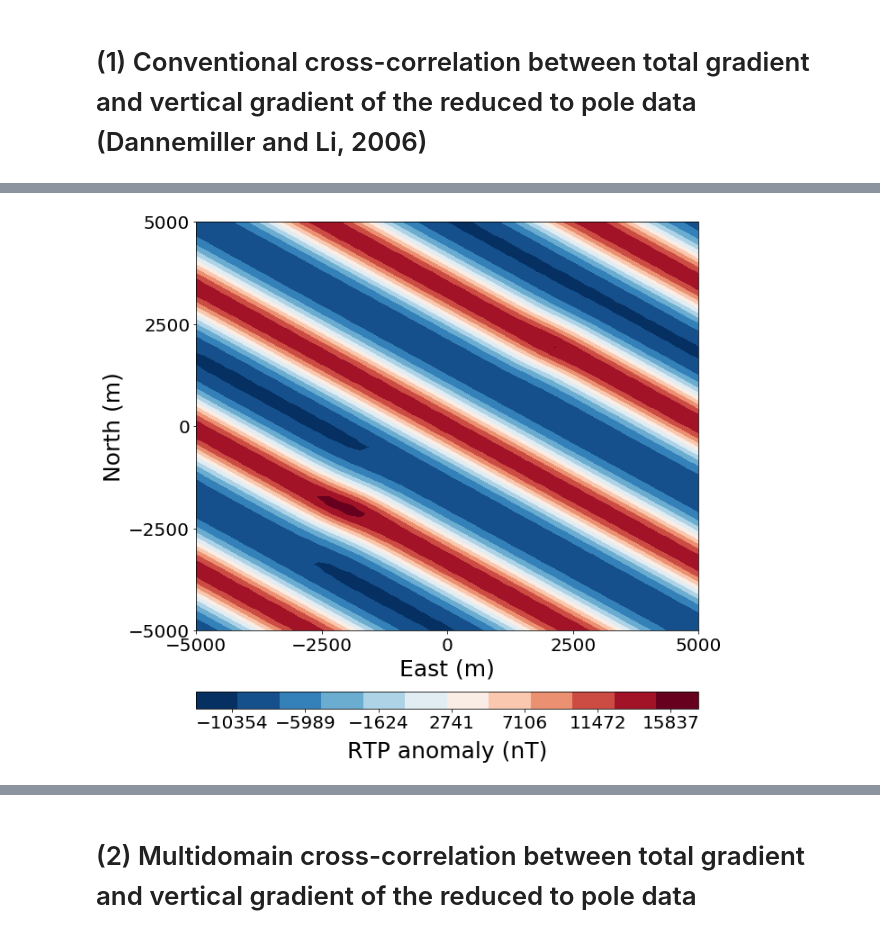
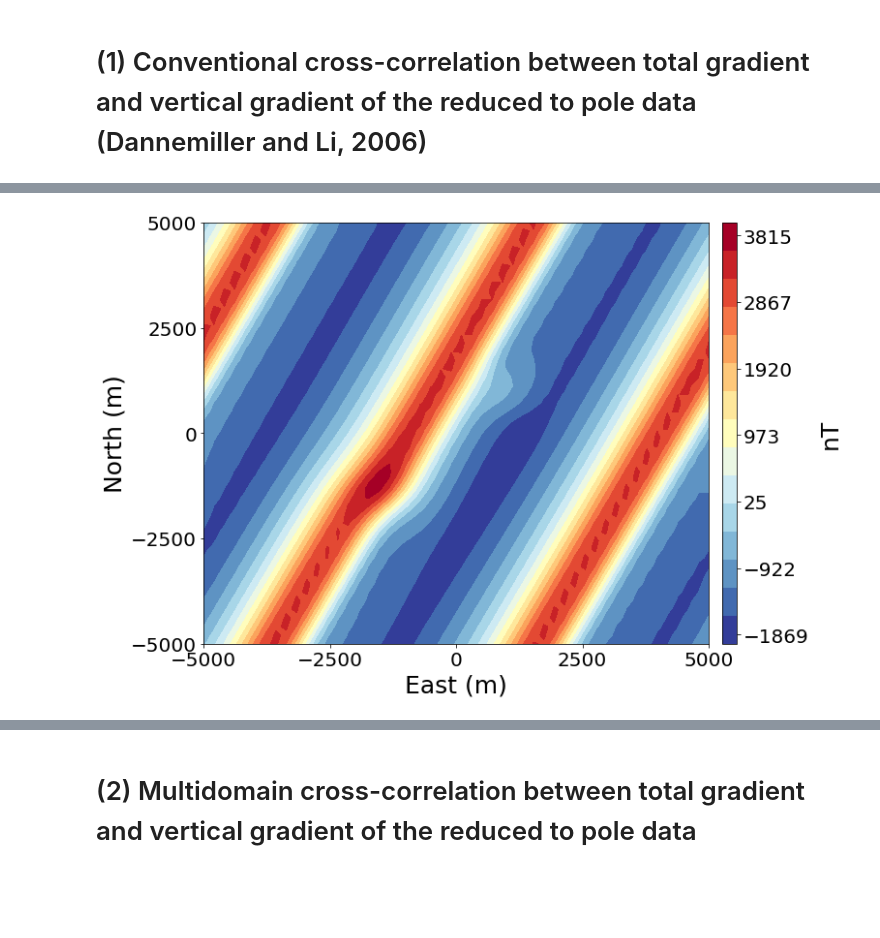
Before and after one commit to nelsondelimar/master, a Jupyter notebook: manuscript_correlation_R1/manuscript-simpletest2.ipynb, the cells around one changed output, grey strips where cells are left out. Cells and saved outputs as stored; diff of their text form; code cells hidden in the pictures; blank space fills up the shorter version.

```diff
--- a/manuscript_correlation_R1/manuscript-simpletest2.ipynb
+++ b/manuscript_correlation_R1/manuscript-simpletest2.ipynb
@@ -26,6 +26,6 @@ area = (-5000., 5000., -5000., 5000.)
 xo, yo, zo = grids.regular_grid(area, shape, -150.)
 # %%
 # Define inclination and declination of the regional magnetic field
-incf, decf, incs, decs = 10., 15., 0., 0.
+incf, decf, incs, decs = 30., -20., 0., 0.
 # %%
 # Define the dike models
@@ -393,23 +415,23 @@ rtpfd = filtering.reduction(xobs, yobs, dobs, incf, decf, incm, decm)
 # %%
 # Plotting the figure
-pyplot.figure(figsize=(10,10))
+pyplot.figure(figsize=(10,8))
 #cc1 = pyplot.contour(yo.reshape(shape), xo.reshape(shape), rtpfd,
 #                15, colors = 'k', linestyle = 'solid', linewidths = 0.75)
 #cl = pyplot.clabel(cc1, inline = 1, fontsize = 10, fmt = '%1.0f',
 #                   manual = [(-500., 2500.), (0., 0.), (500., 2000.), (3000., -1000.)])
 cs1 = pyplot.contourf(yo.reshape(shape), xo.reshape(shape), rtpfd,
-                10, vmin = rtpfd.min(), vmax = rtpfd.max(), cmap = pyplot.cm.RdBu_r)
-cb = pyplot.colorbar(cs1, shrink = 1., aspect = 30, fraction = 0.04, orientation = 'horizontal', pad = 0.125)
+                15, vmin = rtpfd.min(), vmax = rtpfd.max(), cmap = pyplot.cm.RdYlBu_r)
+cb = pyplot.colorbar(cs1, shrink = 1., aspect = 30, fraction = 0.04, orientation = 'vertical', pad = 0.025)
 cb.set_ticks(numpy.linspace(rtpfd.min(), rtpfd.max(), 7))
 cb.set_clim(rtpfd.min(), rtpfd.max())
-cb.set_label('RTP anomaly (nT)', fontsize = 25, labelpad = 10)
+cb.set_label('nT', fontsize = 25, labelpad = 10)
 cb.ax.tick_params(labelsize = 20)
 pyplot.xlabel('East (m)', fontsize = 25, labelpad = 5)
 pyplot.ylabel('North (m)', fontsize = 25, labelpad = 5)
 pyplot.xticks(numpy.linspace(yo.min(), yo.max(), 5), fontsize = 20)
 pyplot.yticks(numpy.linspace(xo.min(), xo.max(), 5), fontsize = 20)
-pyplot.savefig('figs/rtpfd-r1-teste2.png', dpi = 300, bbox_inches = 'tight', transparent = True)
-pyplot.savefig('figs/rtpfd-r1-teste2.pdf', dpi = 300, bbox_inches = 'tight', transparent = True)
+pyplot.savefig('figs/test02-fig04-rtp-fourier(side).png', dpi = 300, bbox_inches = 'tight', transparent = True)
+pyplot.savefig('figs/test02-fig04-rtp-fourier(side).pdf', dpi = 300, bbox_inches = 'tight', transparent = True)
 pyplot.show()
 # %% [output]
-[figure, old version]
+[figure, new version]
```
Also changed, not shown: parts of 31 cells of this notebook.
